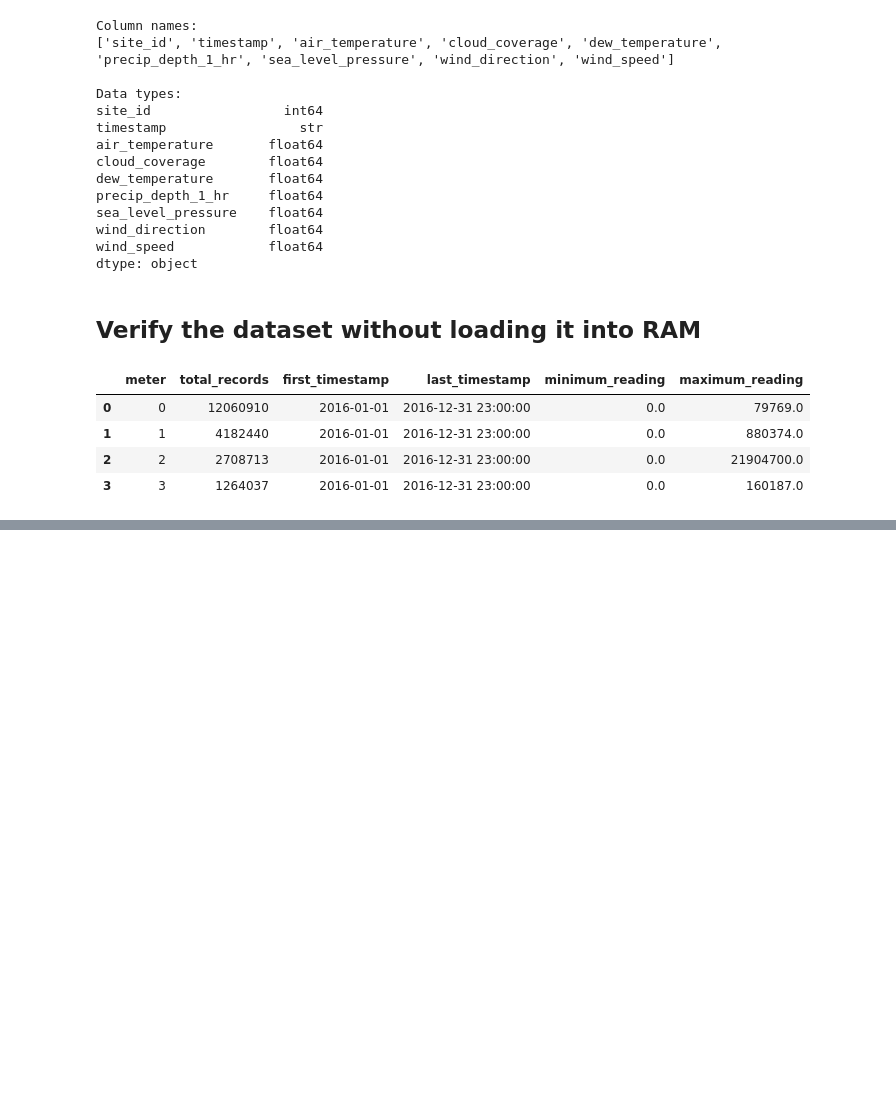
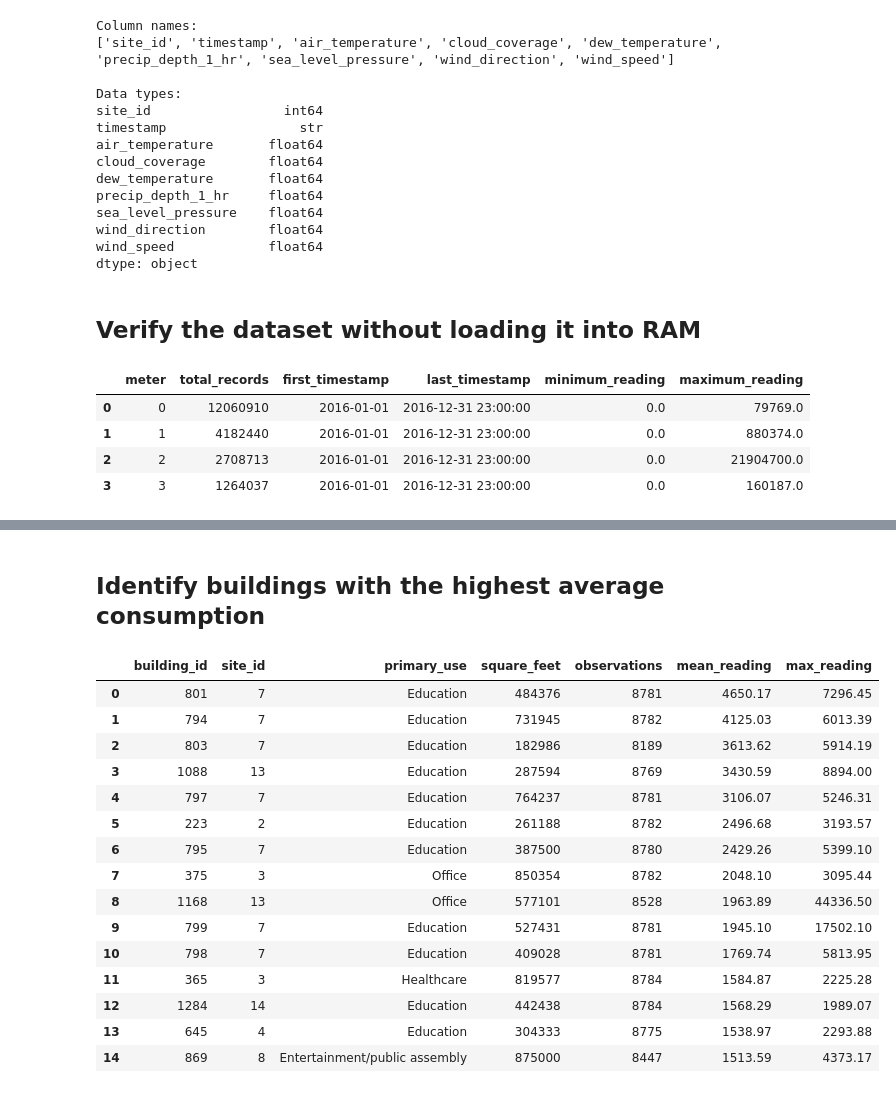
Before and after one commit to fahad9993/bigdata, a Jupyter notebook: notebooks/01_Data_Inspection.ipynb, the cells around one changed output, grey strips where cells are left out. Cells and saved outputs as stored; diff of their text form; code cells hidden in the pictures; blank space fills up the shorter version.

```diff
--- a/notebooks/01_Data_Inspection.ipynb
+++ b/notebooks/01_Data_Inspection.ipynb
@@ -208,0 +362,48 @@ display(meter_summary)
+# %% [markdown]
+## Identify buildings with the highest average consumption
+# %%
+query = """
+SELECT
+    t.building_id,
+    b.site_id,
+    b.primary_use,
+    b.square_feet,
+    COUNT(*) AS observations,
+    ROUND(AVG(t.meter_reading), 2) AS mean_reading,
+    ROUND(MAX(t.meter_reading), 2) AS max_reading
+FROM read_csv_auto(?, header=true) AS t
+JOIN read_csv_auto(?, header=true) AS b
+    ON t.building_id = b.building_id
+WHERE t.meter = 0
+GROUP BY
+    t.building_id,
+    b.site_id,
+    b.primary_use,
+    b.square_feet
+ORDER BY mean_reading DESC
+LIMIT 15
+"""
+
+top_buildings = con.execute(
+    query,
+    [train_file, metadata_file]
+).df()
+
+display(top_buildings)
+# %% [output]
+|  | building_id | site_id | primary_use | square_feet | observations | mean_reading | max_reading |
+| 0 | 801 | 7 | Education | 484376 | 8781 | 4650.17 | 7296.45 |
+| 1 | 794 | 7 | Education | 731945 | 8782 | 4125.03 | 6013.39 |
+| 2 | 803 | 7 | Education | 182986 | 8189 | 3613.62 | 5914.19 |
+| 3 | 1088 | 13 | Education | 287594 | 8769 | 3430.59 | 8894.00 |
+| 4 | 797 | 7 | Education | 764237 | 8781 | 3106.07 | 5246.31 |
+| 5 | 223 | 2 | Education | 261188 | 8782 | 2496.68 | 3193.57 |
+| 6 | 795 | 7 | Education | 387500 | 8780 | 2429.26 | 5399.10 |
+| 7 | 375 | 3 | Office | 850354 | 8782 | 2048.10 | 3095.44 |
+| 8 | 1168 | 13 | Office | 577101 | 8528 | 1963.89 | 44336.50 |
+| 9 | 799 | 7 | Education | 527431 | 8781 | 1945.10 | 17502.10 |
+| 10 | 798 | 7 | Education | 409028 | 8781 | 1769.74 | 5813.95 |
+| 11 | 365 | 3 | Healthcare | 819577 | 8784 | 1584.87 | 2225.28 |
+| 12 | 1284 | 14 | Education | 442438 | 8784 | 1568.29 | 1989.07 |
+| 13 | 645 | 4 | Education | 304333 | 8775 | 1538.97 | 2293.88 |
+| 14 | 869 | 8 | Entertainment/public assembly | 875000 | 8447 | 1513.59 | 4373.17 |
```
Also changed, not shown: parts of 17 cells of this notebook, 2 other files.
